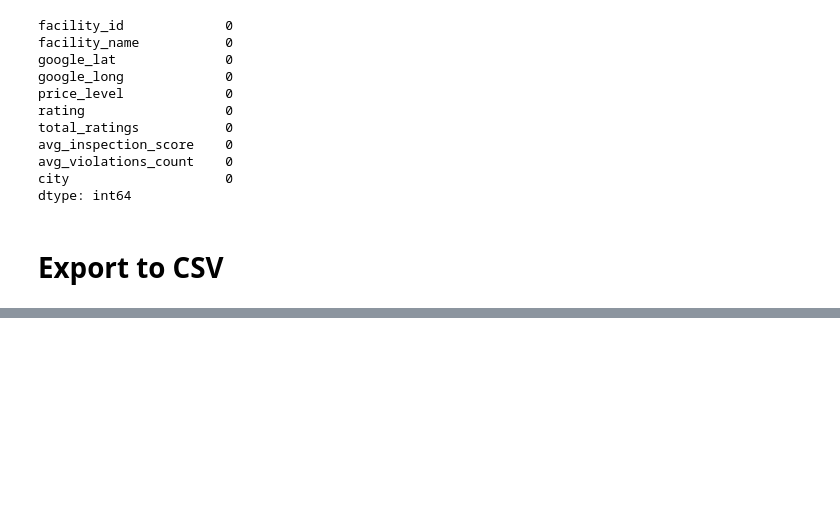
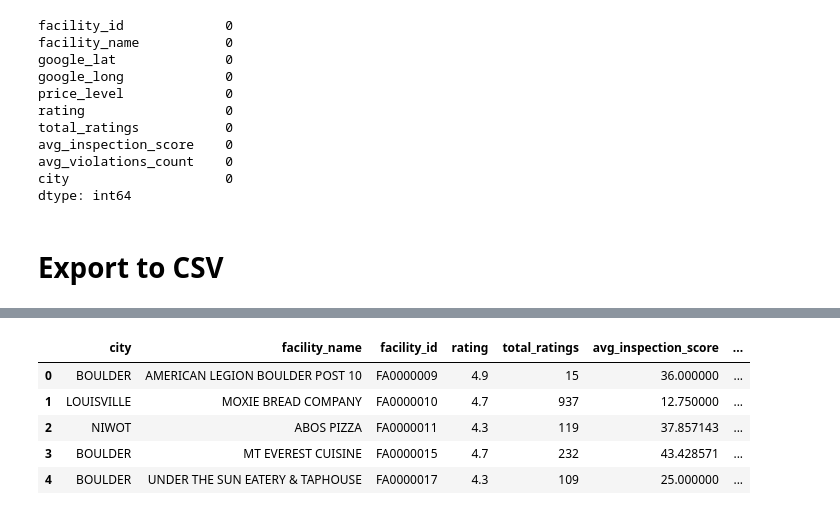
Before and after one commit to kchavez05/boulder-co-health, a Jupyter notebook: Data_Prep/Tableau_cities.ipynb, the cells around one changed output, grey strips where cells are left out. Drawn from its saved outputs; the diff is of its cells as text; code cells hidden in the pictures; blank space fills up the shorter version.

```diff
--- a/Data_Prep/Tableau_cities.ipynb
+++ b/Data_Prep/Tableau_cities.ipynb
@@ -146,0 +98,11 @@ make_json(csvFilePath, jsonFilePath)
+# %%
+#create facilities DF with data columns
+facilities_json = facilities[["city", "facility_name", "facility_id", "rating", "total_ratings", "avg_inspection_score", "avg_violations_count"]].copy()
+facilities_json.head()
+# %% [output]
+|  | city | facility_name | facility_id | rating | total_ratings | avg_inspection_score | ... |
+| 0 | BOULDER | AMERICAN LEGION BOULDER POST 10 | FA0000009 | 4.9 | 15 | 36.000000 | ... |
+| 1 | LOUISVILLE | MOXIE BREAD COMPANY | FA0000010 | 4.7 | 937 | 12.750000 | ... |
+| 2 | NIWOT | ABOS PIZZA | FA0000011 | 4.3 | 119 | 37.857143 | ... |
+| 3 | BOULDER | MT EVEREST CUISINE | FA0000015 | 4.7 | 232 | 43.428571 | ... |
+| 4 | BOULDER | UNDER THE SUN EATERY & TAPHOUSE | FA0000017 | 4.3 | 109 | 25.000000 | ... |
```
Also changed, not shown: parts of 15 cells of this notebook, 2 other files.
